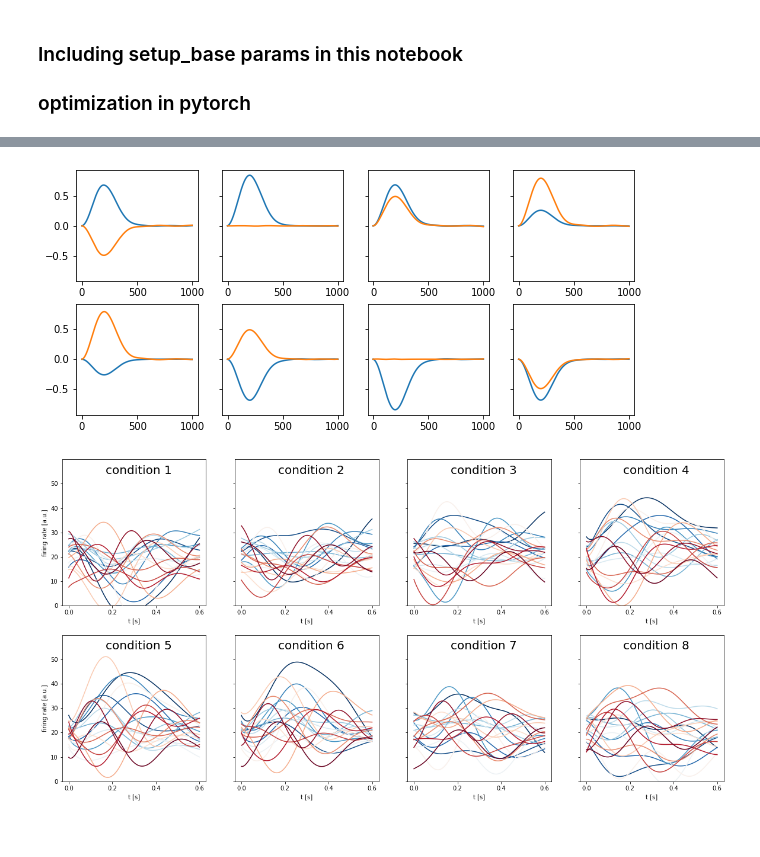
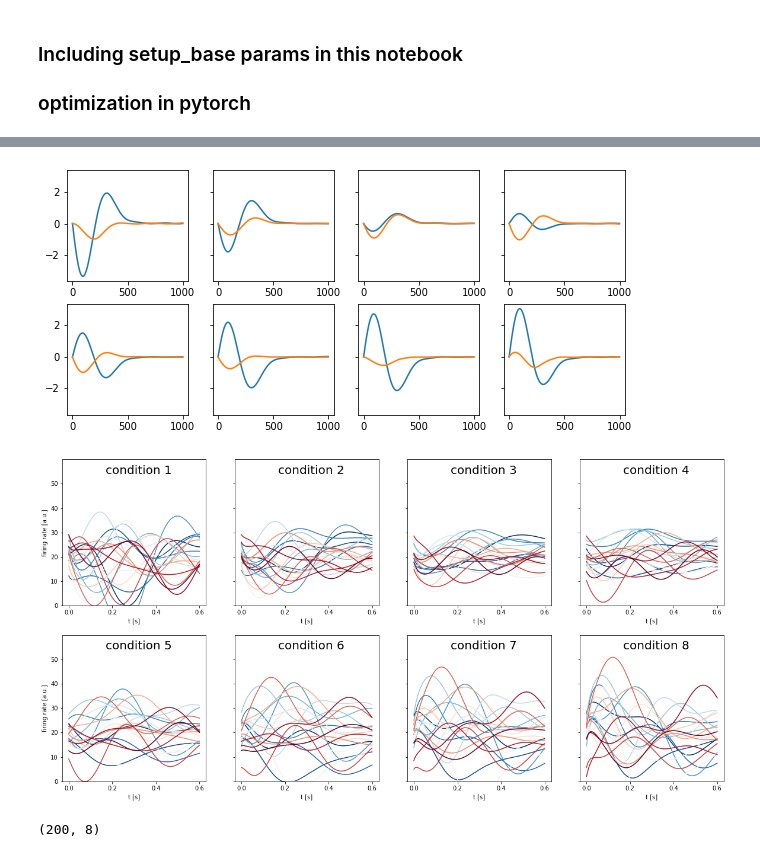
Before and after one commit to hongruj/optimal-preparation_Python, a Jupyter notebook: 2.setup.ipynb, the cells around one changed output, grey strips where cells are left out. Drawn from its saved outputs; the diff is of its cells as text; code cells hidden in the pictures.

```diff
--- a/2.setup.ipynb
+++ b/2.setup.ipynb
@@ -16,7 +17,7 @@ main = Main()
 G = Make(main.a)
 
 # setup_base
-target = torch.load("./velocity.pt")  #(c,2,t)
+target = torch.load("./torque.pt")  #(c,2,t)
 n_mov = len(target)
 n_muscles, n_bins = np.array(target[0]).shape
 xstars_std = 0.2
@@ -72,22 +73,31 @@ def trajectory(xstar, c):
     out = torch.stack(out, dim=0)
     return r, out
 # %%
-def loss(vel, target, c):
-    cost_move = lambda_traj * main.sampling_dt * ((vel - target)**2).sum()
+def loss(torq, target, c):
+    cost_move = lambda_traj * main.sampling_dt * ((torq - target)**2).sum()
     reg = lambda_reg * (c ** 2).sum()
     return cost_move + reg
 # %%
-n_iter = 400
-    # torch
+n_iter = 500
 updater = optim.Adam([xstars_p_tch, c_p_tch])
+total_loss_for_plotting = np.empty(0)
 
 for it in range(n_iter):
     xstars, c = unpack(xstars_p_tch, c_p_tch)
-    _, vel = trajectory(xstars, c)
-    l = loss(vel, target, c)
+    _, torq = trajectory(xstars, c)
+    l = loss(torq, target, c)
+    total_loss_for_plotting = np.append(total_loss_for_plotting, l.item())
     updater.zero_grad()
     l.backward()
     updater.step()
     sys.stdout.write(f'\r iteration {it+1}/{n_iter} | train loss: {l.item():.5f}')
     sys.stdout.flush()
+    plt.plot(total_loss_for_plotting)
+    plt.title('The loss is %.5f of iteration %d'%(l.item(),it))
+    plt.savefig('log/loss_setup.png')
+    plt.clf()
+    plt.cla()
+#     you can save every 100 inter
+#     if (it+1)%100 == 0 :
+#         torch.save(...)
 # %% [output]
@@ -96,17 +107,16 @@ for it in range(n_iter):
 _, vel = trajectory(xstars, c)
 plot_out(vel.detach().numpy())
 # %% [output]
-[figure, old version]
+[figure, new version]
 # %%
 t_move = 0.6
-spontaneous = spontaneous.detach().numpy()
 xstars = xstars.detach().numpy()
 r = np.array(Dynamics().run(t_move, xstars, spontaneous))
 axes = set_figure(n_mov)
 for j in range(n_mov):
     plot_fr_per_cond(axes, j, t_move,20*r[:,:,j], xstars)
 # %% [output]
-[figure, old version]
+[figure, new version]
 # %%
 prms = {
         'xstars': xstars.tolist(),
@@ -115,3 +125,7 @@ prms = {
 with open("setup_prms.json","w", encoding='utf-8') as f:
     f.write(  json.dumps(  prms  ,ensure_ascii=False  ) )
 np.savetxt('spontaneous.txt',spontaneous)
+# %%
+xstars.shape
+# %% [output]
+(200, 8)
```
Also changed, not shown: parts of 2 cells of this notebook.
